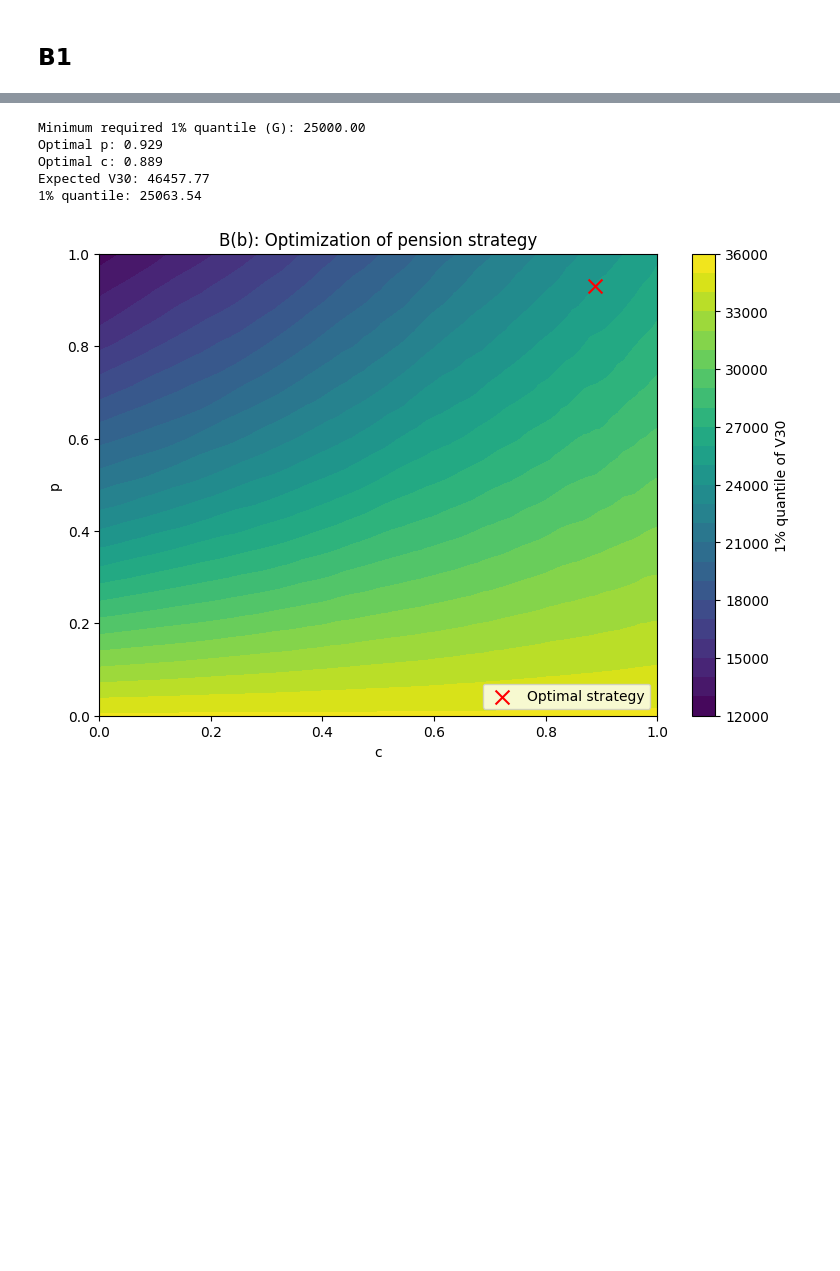
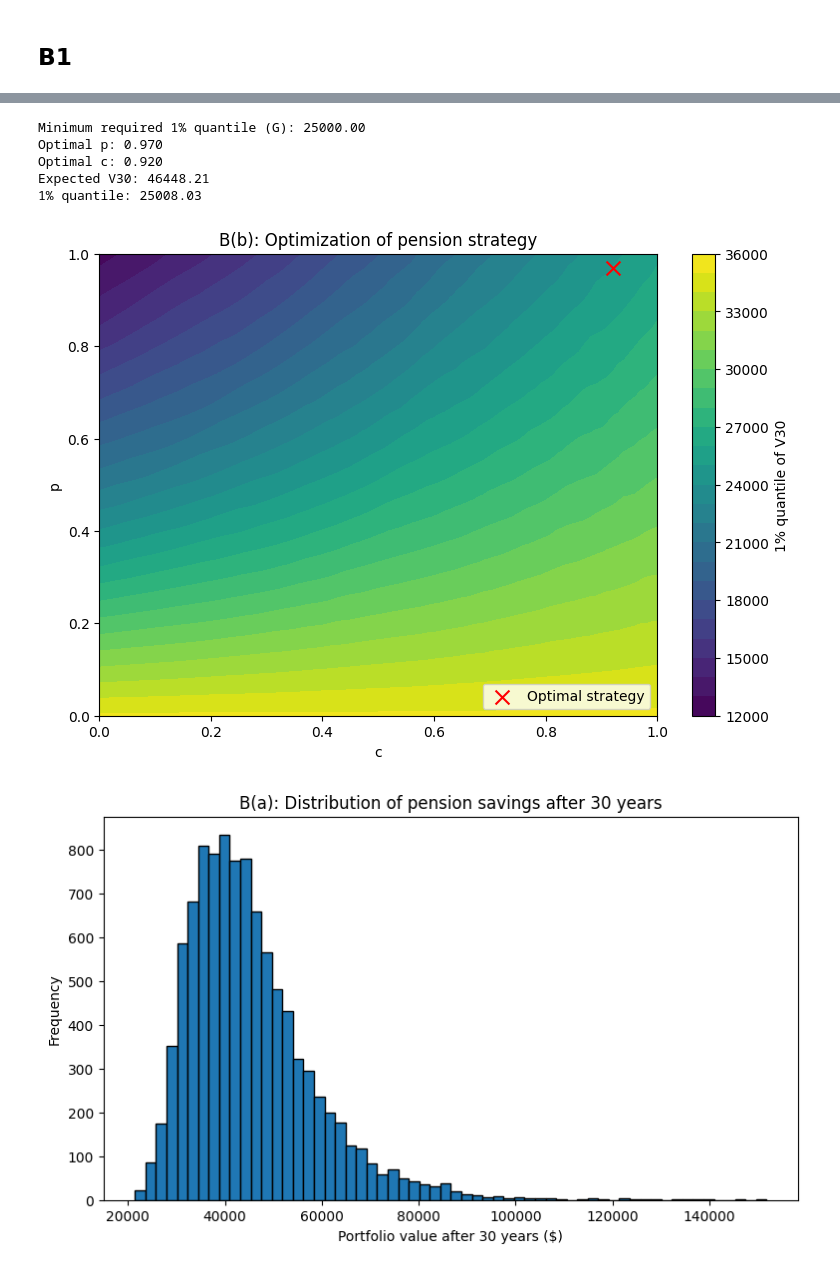
Before and after one commit to tom-fritzdorf/Risk-managment, a Jupyter notebook: projekt1_Noah.ipynb, the cells around one changed output, grey strips where cells are left out. Cells and saved outputs as stored; diff of their text form; code cells hidden in the pictures; blank space fills up the shorter version.

```diff
--- a/projekt1_Noah.ipynb
+++ b/projekt1_Noah.ipynb
@@ -458,8 +481,9 @@ np.random.seed(37)
 Z = np.random.standard_normal((n, T))
 
 # Candidate values for p and c
-p_values = np.linspace(0, 1, 100)
-c_values = np.linspace(0, 1, 100)
+p_values = np.linspace(0, 1, 101)
+c_values = np.linspace(0, 1, 101)
+
 
 mean_values = np.zeros((len(p_values), len(c_values)))
 quantile_values = np.zeros((len(p_values), len(c_values)))
@@ -507,36 +531,45 @@ else:
     print(f"Optimal c: {c_opt:.3f}")
     print(f"Expected V30: {mean_opt:.2f}")
     print(f"1% quantile: {quantile_opt:.2f}")
 
 
 plt.figure(figsize=(9, 6))
 
 plt.contourf(
     c_values,
     p_values,
     quantile_values,
     levels=25,
     cmap="viridis"
 )
 
 plt.colorbar(label="1% quantile of V30")
 
 plt.scatter(
     c_opt, p_opt,
     color="red", marker="x", s=100,
     label="Optimal strategy"
 )
 
 plt.xlabel("c")
 plt.ylabel("p")
 plt.title("B(b): Optimization of pension strategy")
 plt.legend(loc="lower right")
 plt.show()
+
+# Plot empirical distribution
+plt.figure(figsize=(9, 5))
+plt.hist(V30, bins=60, density=False, edgecolor="black")
+plt.xlabel("Portfolio value after 30 years ($)")
+plt.ylabel("Frequency")
+plt.title("B(a): Distribution of pension savings after 30 years")
+plt.show()
 # %% [output]
 Minimum required 1% quantile (G): 25000.00
-Optimal p: 0.929
-Optimal c: 0.889
-Expected V30: 46457.77
-1% quantile: 25063.54
+Optimal p: 0.970
+Optimal c: 0.920
+Expected V30: 46448.21
+1% quantile: 25008.03
-[figure, old version]
+[figure, new version]
+[figure, added]
 # %%
```
Also changed, not shown: parts of 2 cells of this notebook.
